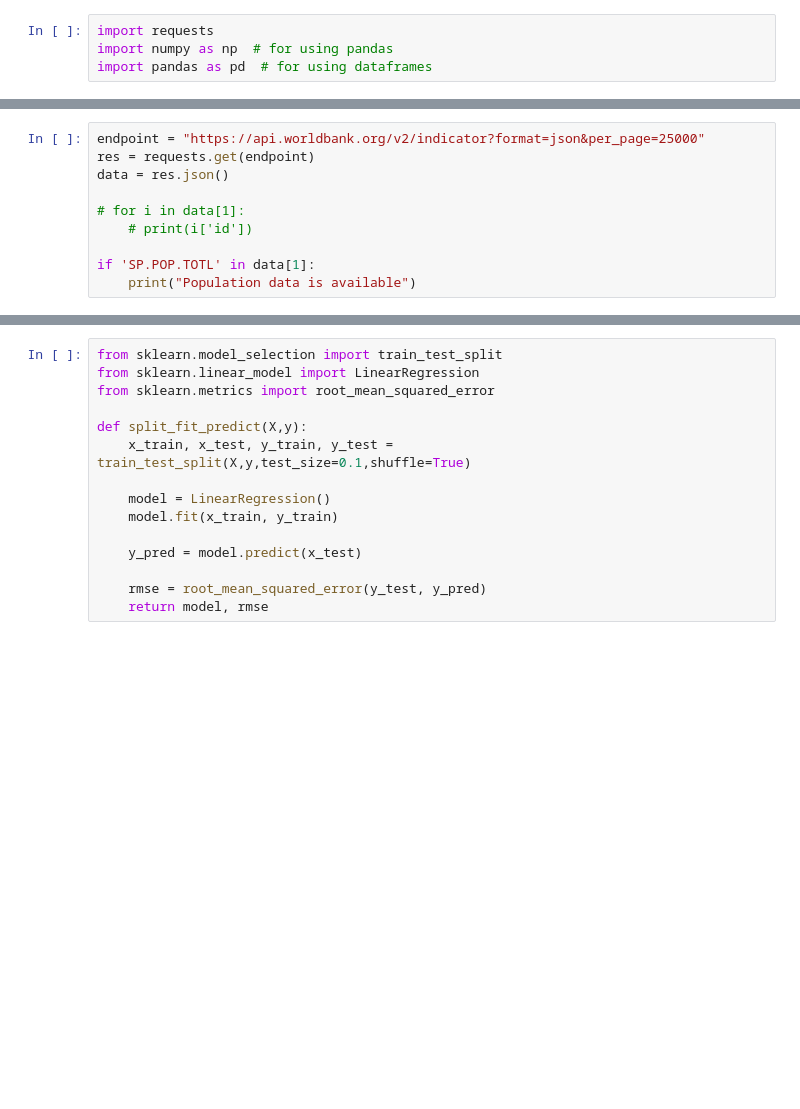
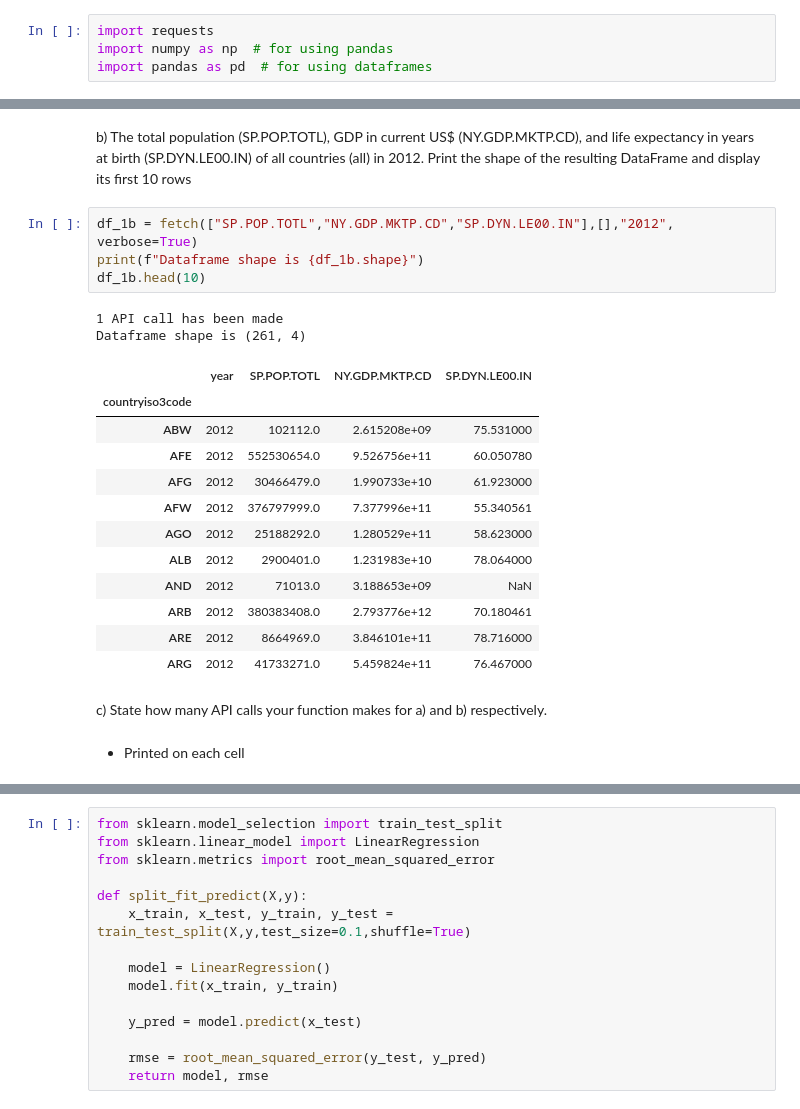
Before and after one commit to 841723/informatica-s7, a Jupyter notebook: mads-tpds/project/project2/project2.ipynb, the cells around one changed output, grey strips where cells are left out. Drawn from its saved outputs; the diff is of its cells as text; blank space fills up the shorter version.

```diff
--- a/mads-tpds/project/project2/project2.ipynb
+++ b/mads-tpds/project/project2/project2.ipynb
@@ -22,10 +12,0 @@ df.reset_index(drop=True, inplace=True)
-# %%
-endpoint = "https://api.worldbank.org/v2/indicator?format=json&per_page=25000"
-res = requests.get(endpoint)
-data = res.json()
-
-# for i in data[1]:
-    # print(i['id'])
-
-if 'SP.POP.TOTL' in data[1]:
-    print("Population data is available")
@@ -133,0 +112,25 @@ df_1b
+# %% [markdown]
+b) The total population (SP.POP.TOTL), GDP in current US$ (NY.GDP.MKTP.CD), and life expectancy in years at birth (SP.DYN.LE00.IN) of all countries (all) in 2012. Print the shape of the resulting DataFrame and display its first 10 rows
+# %%
+df_1b = fetch(["SP.POP.TOTL","NY.GDP.MKTP.CD","SP.DYN.LE00.IN"],[],"2012", verbose=True)
+print(f"Dataframe shape is {df_1b.shape}")
+df_1b.head(10)
+# %% [output]
+1 API call has been made
+Dataframe shape is (261, 4)
+|  | year | SP.POP.TOTL | NY.GDP.MKTP.CD | SP.DYN.LE00.IN |
+| countryiso3code |  |  |  |  |
+| ABW | 2012 | 102112.0 | 2.615208e+09 | 75.531000 |
+| AFE | 2012 | 552530654.0 | 9.526756e+11 | 60.050780 |
+| AFG | 2012 | 30466479.0 | 1.990733e+10 | 61.923000 |
+| AFW | 2012 | 376797999.0 | 7.377996e+11 | 55.340561 |
+| AGO | 2012 | 25188292.0 | 1.280529e+11 | 58.623000 |
+| ALB | 2012 | 2900401.0 | 1.231983e+10 | 78.064000 |
+| AND | 2012 | 71013.0 | 3.188653e+09 | NaN |
+| ARB | 2012 | 380383408.0 | 2.793776e+12 | 70.180461 |
+| ARE | 2012 | 8664969.0 | 3.846101e+11 | 78.716000 |
+| ARG | 2012 | 41733271.0 | 5.459824e+11 | 76.467000 |
+# %% [markdown]
+c) State how many API calls your function makes for a) and b) respectively.
+# %% [markdown]
+- Printed on each cell
```
Also changed, not shown: parts of 30 cells of this notebook.
